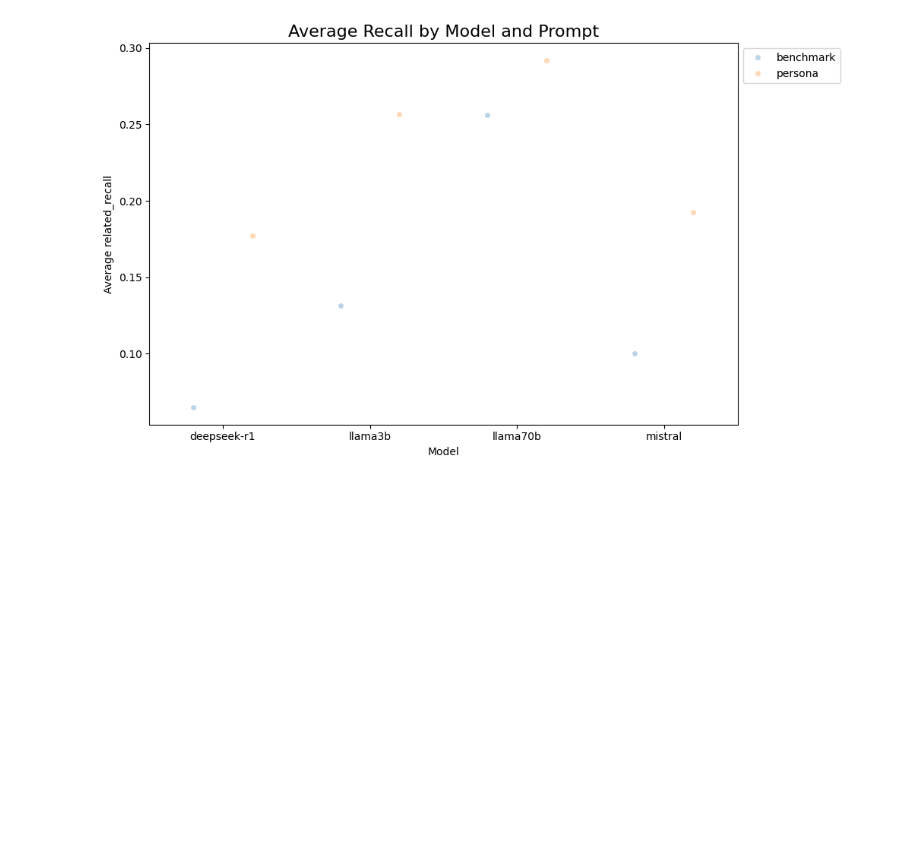
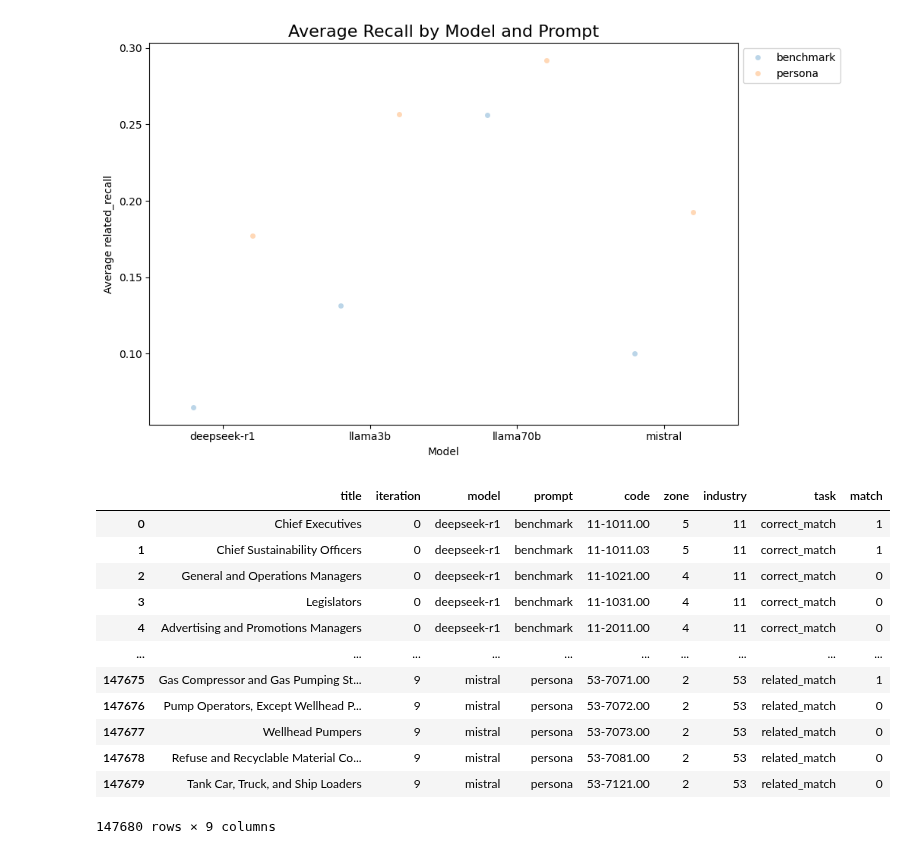
Before and after one commit to Segtanof/Teapot, a Jupyter notebook: task1_analysis.ipynb, the cells around one changed output. Saved outputs shown, nothing was run; the diff lists cells and outputs as text; code cells hidden in the pictures; blank space fills up the shorter version.

```diff
--- a/task1_analysis.ipynb
+++ b/task1_analysis.ipynb
@@ -638,3 +638,29 @@ plt.tight_layout()
 plt.show()
 # %% [output]
 [figure]
+# %%
+
+# 2. Melt the DataFrame to long format for correct_match and related_match
+df_both = df.drop(columns=['related_recall'])
+df_both = df_both.melt(
+    id_vars=[col for col in df_both.columns if col not in ['correct_match', 'related_match']],
+    value_vars=['correct_match', 'related_match'],
+    var_name='task',
+    value_name='match'
+).reset_index(drop=True)
+
+df_both
+# %% [output]
+|  | title | iteration | model | prompt | code | zone | industry | task | match |
+| 0 | Chief Executives | 0 | deepseek-r1 | benchmark | 11-1011.00 | 5 | 11 | correct_match | 1 |
+| 1 | Chief Sustainability Officers | 0 | deepseek-r1 | benchmark | 11-1011.03 | 5 | 11 | correct_match | 1 |
+| 2 | General and Operations Managers | 0 | deepseek-r1 | benchmark | 11-1021.00 | 4 | 11 | correct_match | 0 |
+| 3 | Legislators | 0 | deepseek-r1 | benchmark | 11-1031.00 | 4 | 11 | correct_match | 0 |
+| 4 | Advertising and Promotions Managers | 0 | deepseek-r1 | benchmark | 11-2011.00 | 4 | 11 | correct_match | 0 |
+| ... | ... | ... | ... | ... | ... | ... | ... | ... | ... |
+| 147675 | Gas Compressor and Gas Pumping St... | 9 | mistral | persona | 53-7071.00 | 2 | 53 | related_match | 1 |
+| 147676 | Pump Operators, Except Wellhead P... | 9 | mistral | persona | 53-7072.00 | 2 | 53 | related_match | 0 |
+| 147677 | Wellhead Pumpers | 9 | mistral | persona | 53-7073.00 | 2 | 53 | related_match | 0 |
+| 147678 | Refuse and Recyclable Material Co... | 9 | mistral | persona | 53-7081.00 | 2 | 53 | related_match | 0 |
+| 147679 | Tank Car, Truck, and Ship Loaders | 9 | mistral | persona | 53-7121.00 | 2 | 53 | related_match | 0 |
+147680 rows × 9 columns
```
Also changed, not shown: parts of 25 cells of this notebook.
